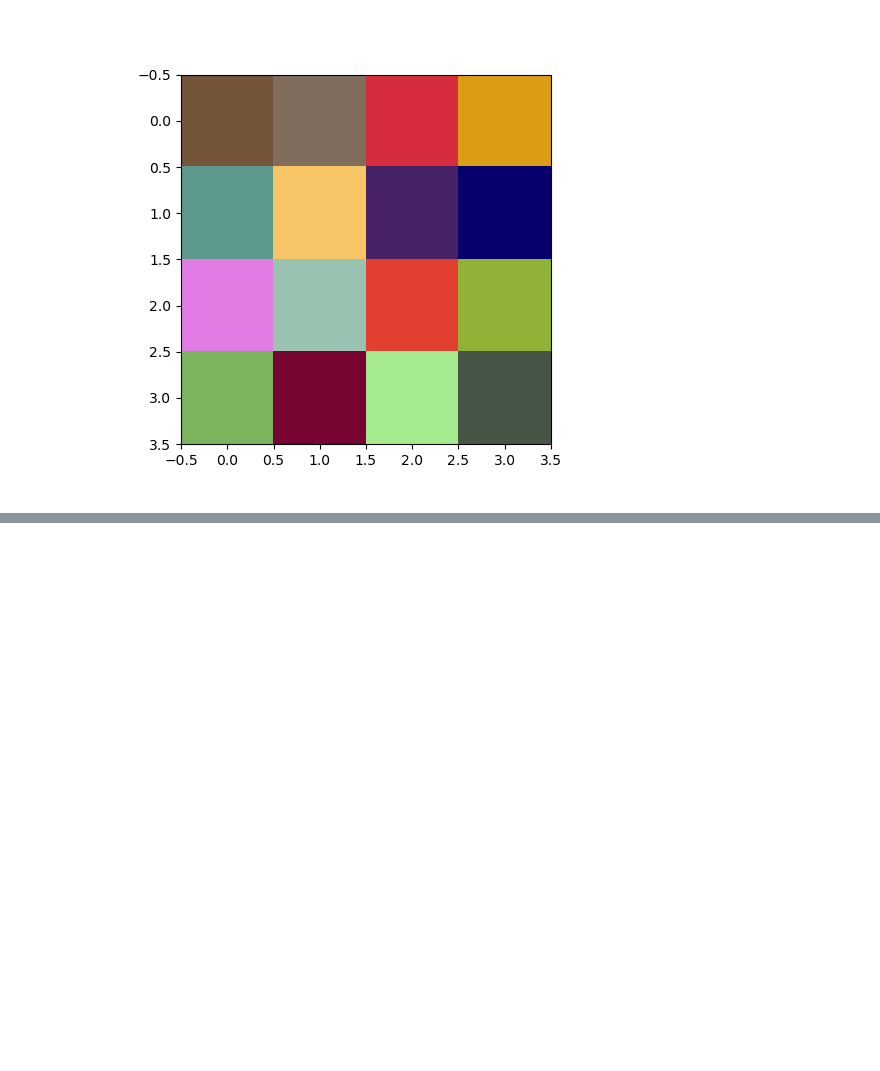
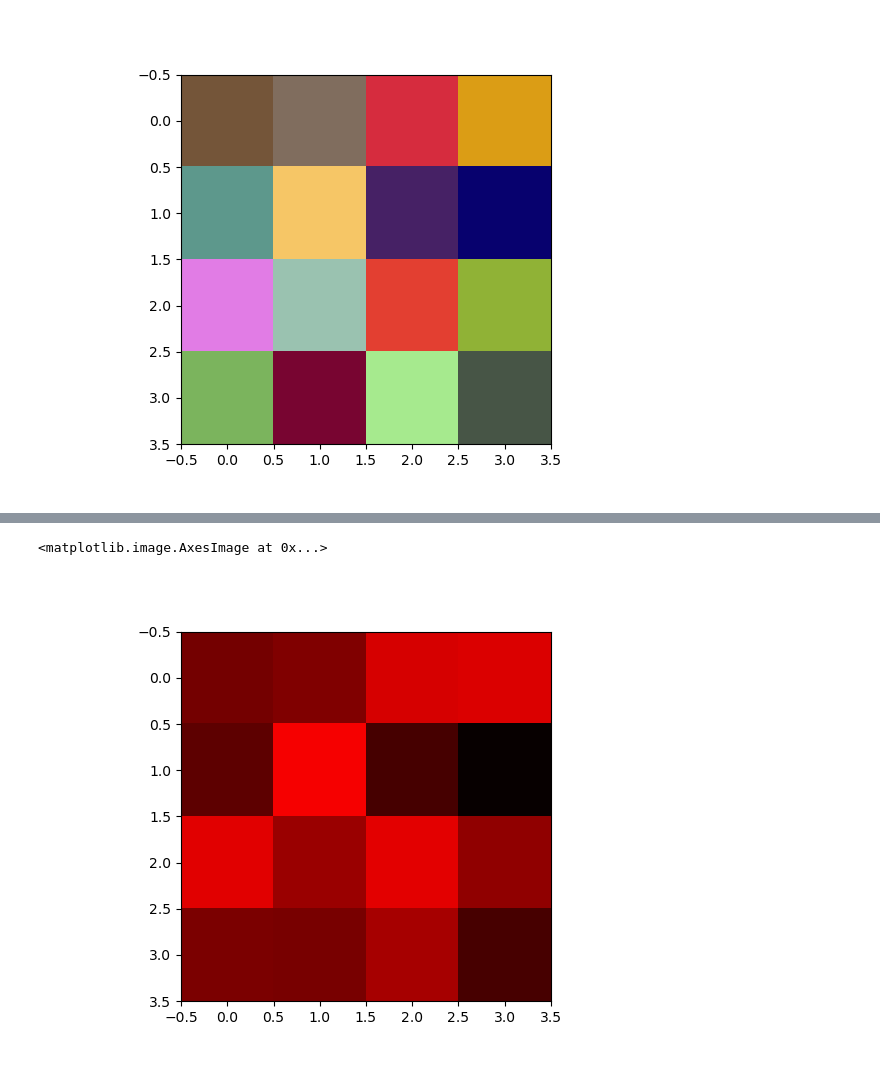
Before and after one commit to kpotia/image-processing, a Jupyter notebook: image-basic.ipynb, the cells around one changed output, grey strips where cells are left out. Cells and saved outputs as stored; diff of their text form; code cells hidden in the pictures; blank space fills up the shorter version.

```diff
--- a/image-basic.ipynb
+++ b/image-basic.ipynb
@@ -128,0 +140,7 @@ print(checkboard)
+# %%
+green_channel = checkboard * [0,1,0]
+fig, ax = plt.subplots()
+ax.imshow(red_channel)
+# %% [output]
+<matplotlib.image.AxesImage at 0x...>
+[figure, added]
```
Also changed, not shown: parts of 4 cells of this notebook, 3 other files.
